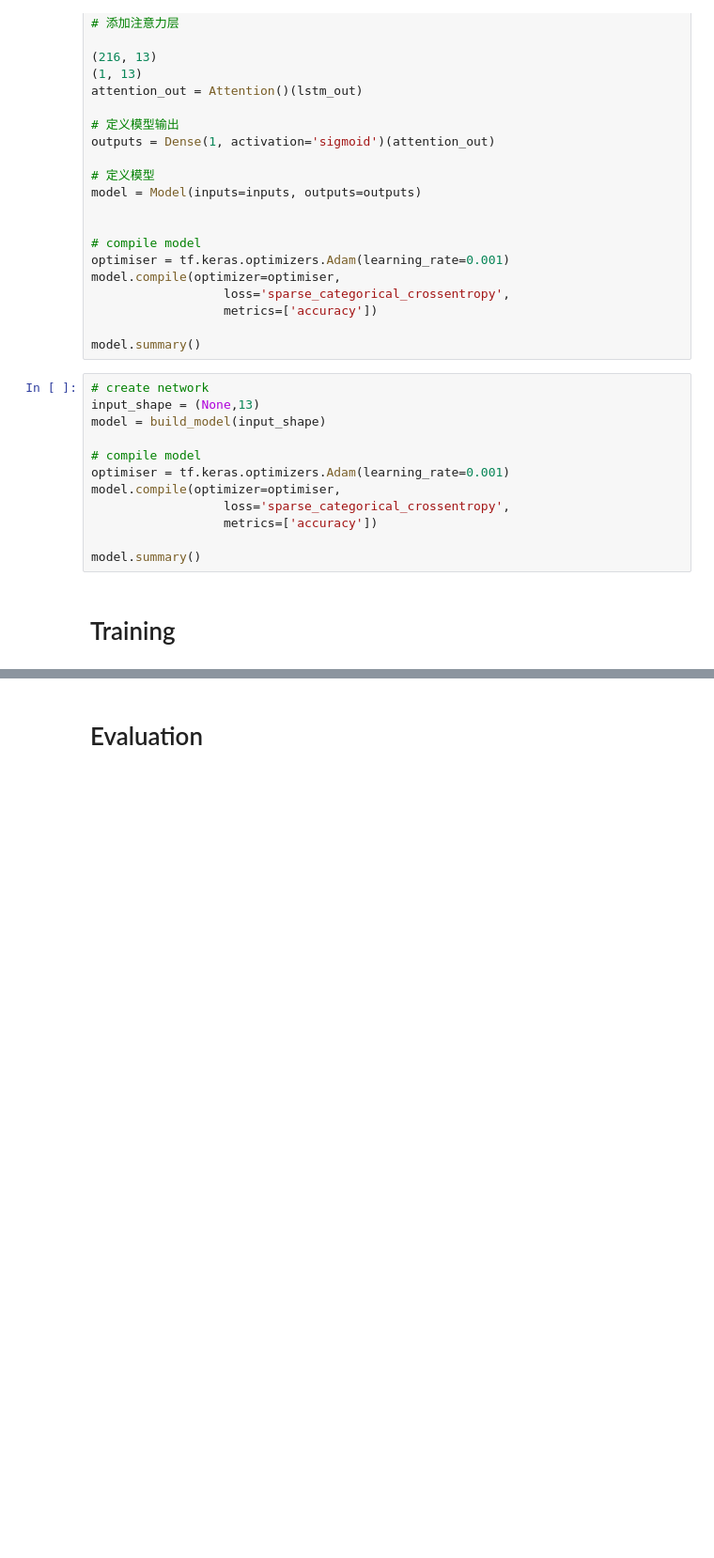
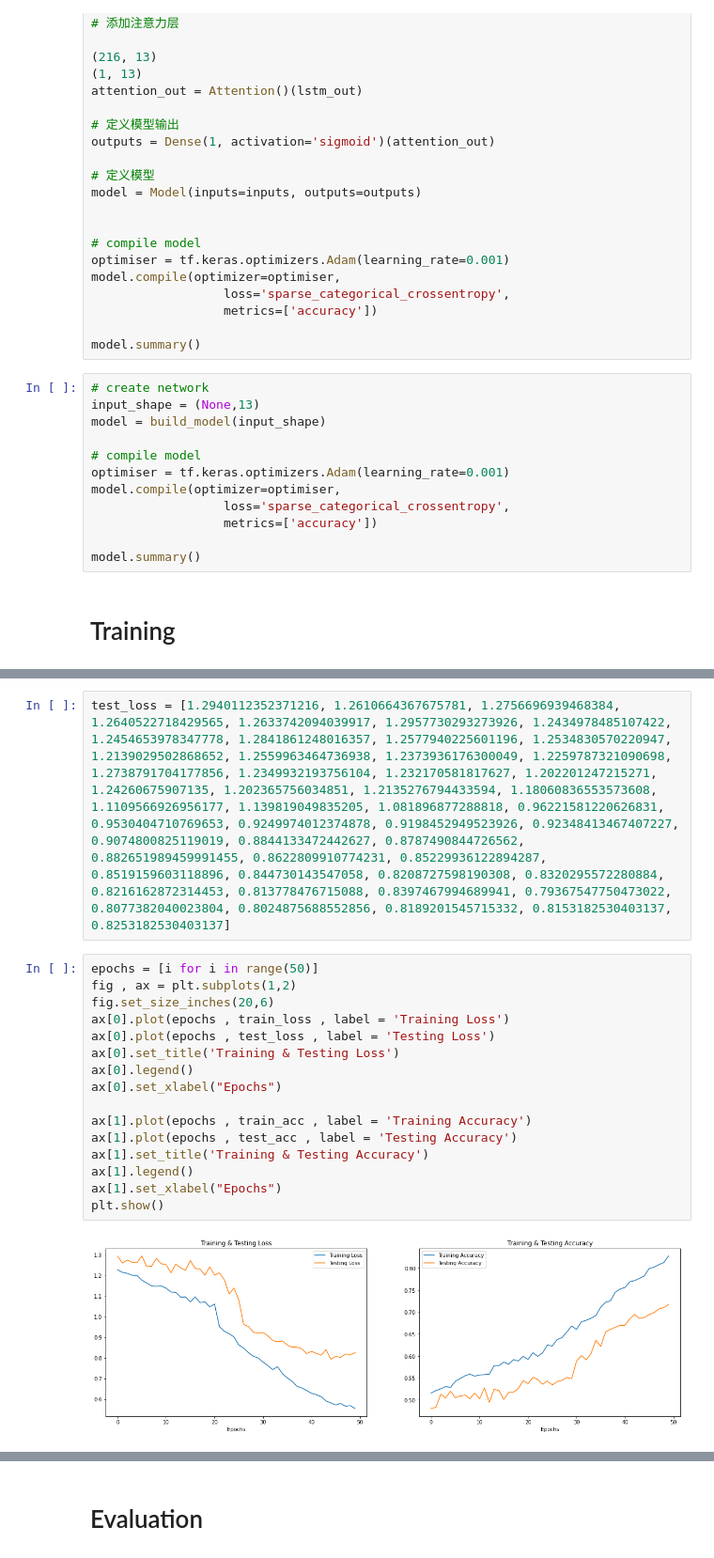
Before and after one commit to jhzhang07/Speech_Emotion_Recognition, a Jupyter notebook: speech-emotion-recognition-using-lstm.ipynb, the cells around one changed output, grey strips where cells are left out. Shown at 94% size. Saved outputs shown, nothing was run; the diff lists cells and outputs as text; blank space fills up the shorter version.

```diff
--- a/speech-emotion-recognition-using-lstm.ipynb
+++ b/speech-emotion-recognition-using-lstm.ipynb
@@ -382,0 +428,20 @@ Epoch 30/30
+# %%
+test_loss = [1.2940112352371216, 1.2610664367675781, 1.2756696939468384, 1.2640522718429565, 1.2633742094039917, 1.2957730293273926, 1.2434978485107422, 1.2454653978347778, 1.2841861248016357, 1.2577940225601196, 1.2534830570220947, 1.2139029502868652, 1.2559963464736938, 1.2373936176300049, 1.2259787321090698, 1.2738791704177856, 1.2349932193756104, 1.232170581817627, 1.202201247215271, 1.24260675907135, 1.202365756034851, 1.2135276794433594, 1.18060836553573608, 1.1109566926956177, 1.139819049835205, 1.081896877288818, 0.96221581220626831, 0.9530404710769653, 0.9249974012374878, 0.9198452949523926, 0.92348413467407227, 0.9074800825119019, 0.8844133472442627, 0.8787490844726562, 0.882651989459991455, 0.8622809910774231, 0.85229936122894287, 0.8519159603118896, 0.844730143547058, 0.8208727598190308, 0.8320295572280884, 0.8216162872314453, 0.813778476715088, 0.8397467994689941, 0.79367547750473022, 0.8077382040023804, 0.8024875688552856, 0.8189201545715332, 0.8153182530403137, 0.8253182530403137]
+# %%
+epochs = [i for i in range(50)]
+fig , ax = plt.subplots(1,2)
+fig.set_size_inches(20,6)
+ax[0].plot(epochs , train_loss , label = 'Training Loss')
+ax[0].plot(epochs , test_loss , label = 'Testing Loss')
+ax[0].set_title('Training & Testing Loss')
+ax[0].legend()
+ax[0].set_xlabel("Epochs")
+
+ax[1].plot(epochs , train_acc , label = 'Training Accuracy')
+ax[1].plot(epochs , test_acc , label = 'Testing Accuracy')
+ax[1].set_title('Training & Testing Accuracy')
+ax[1].legend()
+ax[1].set_xlabel("Epochs")
+plt.show()
+# %% [output]
+[figure, added]
```
Also changed, not shown: parts of 14 cells of this notebook.
